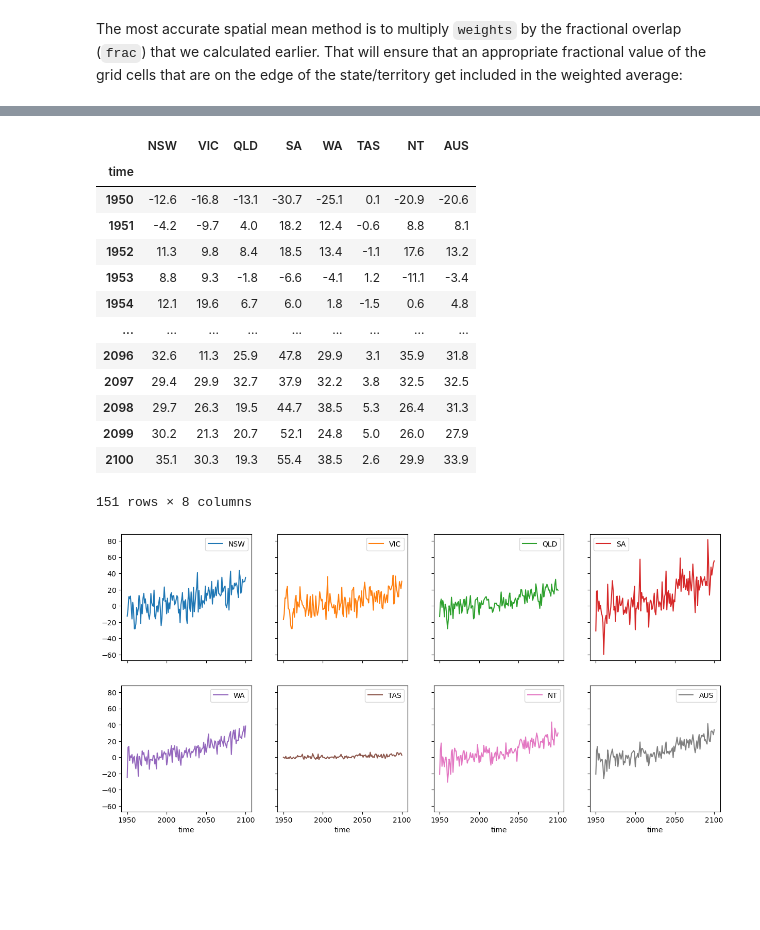
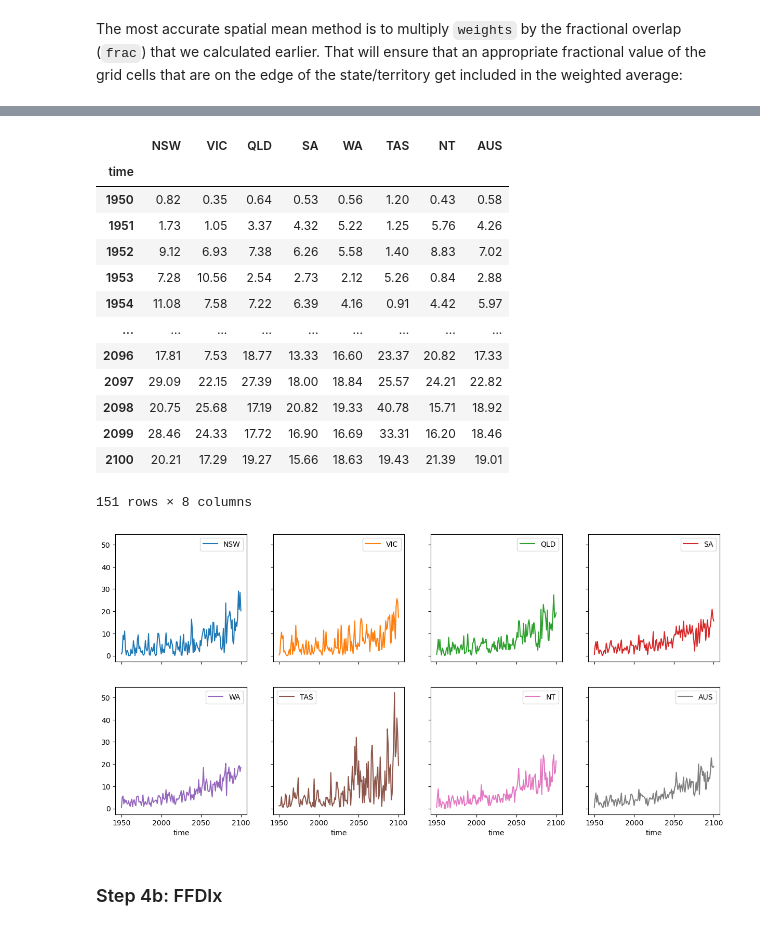
Before and after one commit to DamienIrving/treasury, a Jupyter notebook: ffdi-cmip6.ipynb, the cells around one changed output, grey strips where cells are left out. Saved outputs shown, nothing was run; the diff lists cells and outputs as text; code cells hidden in the pictures; blank space fills up the shorter version.

Commit message:
Add FFDIgt90p

```diff
--- a/ffdi-cmip6.ipynb
+++ b/ffdi-cmip6.ipynb
@@ -161,7 +189,7 @@ Regions:
 # %% [markdown]
 We can use the `mask_3D_frac_approx` method to calculate the fraction of each grid cell that overlaps with each shape:
 # %%
-frac = states_regions.mask_3D_frac_approx(ffdix_anomaly)
+frac = states_regions.mask_3D_frac_approx(FFDIx)
 # %%
 fg = frac.plot(
     subplot_kws=dict(projection=ccrs.PlateCarree()),
@@ -182,4 +210,4 @@ plt.show()
 # %%
-weights = np.cos(np.deg2rad(ffdix_anomaly['lat']))
+weights = np.cos(np.deg2rad(FFDIx['lat']))
 # %% [markdown]
 The most accurate spatial mean method is to multiply `weights` by the fractional overlap (`frac`) that we calculated earlier. That will ensure that an appropriate fractional value of the grid cells that are on the edge of the state/territory get included in the weighted average:
@@ -186,2 +216,2 @@ The most accurate spatial mean method is to multiply `weights` by the fractional
 # %%
-spatial_means = ffdix_anomaly.weighted(frac * weights).mean(dim=("lat", "lon"))
+FFDIgt99p_spatial_means = FFDIgt99p.weighted(frac * weights).mean(dim=("lat", "lon"))
@@ -210,33 +218,33 @@ Coordinates:
 # %%
-df = spatial_means.to_pandas()
-df.columns = spatial_means['abbrevs']
-df.index = df.index.year
-df = df.round(decimals=1)
+FFDIgt99p_df = FFDIgt99p_spatial_means.to_pandas()
+FFDIgt99p_df.columns = FFDIgt99p_spatial_means['abbrevs']
+FFDIgt99p_df.index = FFDIgt99p_df.index.year
+FFDIgt99p_df = FFDIgt99p_df.round(decimals=2)
 # %%
-df
+FFDIgt99p_df
 # %% [output]
 |  | NSW | VIC | QLD | SA | WA | TAS | NT | AUS |
 | time |  |  |  |  |  |  |  |  |
-| 1950 | -12.6 | -16.8 | -13.1 | -30.7 | -25.1 | 0.1 | -20.9 | -20.6 |
-| 1951 | -4.2 | -9.7 | 4.0 | 18.2 | 12.4 | -0.6 | 8.8 | 8.1 |
-| 1952 | 11.3 | 9.8 | 8.4 | 18.5 | 13.4 | -1.1 | 17.6 | 13.2 |
-| 1953 | 8.8 | 9.3 | -1.8 | -6.6 | -4.1 | 1.2 | -11.1 | -3.4 |
-| 1954 | 12.1 | 19.6 | 6.7 | 6.0 | 1.8 | -1.5 | 0.6 | 4.8 |
+| 1950 | 0.82 | 0.35 | 0.64 | 0.53 | 0.56 | 1.20 | 0.43 | 0.58 |
+| 1951 | 1.73 | 1.05 | 3.37 | 4.32 | 5.22 | 1.25 | 5.76 | 4.26 |
+| 1952 | 9.12 | 6.93 | 7.38 | 6.26 | 5.58 | 1.40 | 8.83 | 7.02 |
+| 1953 | 7.28 | 10.56 | 2.54 | 2.73 | 2.12 | 5.26 | 0.84 | 2.88 |
+| 1954 | 11.08 | 7.58 | 7.22 | 6.39 | 4.16 | 0.91 | 4.42 | 5.97 |
 | ... | ... | ... | ... | ... | ... | ... | ... | ... |
-| 2096 | 32.6 | 11.3 | 25.9 | 47.8 | 29.9 | 3.1 | 35.9 | 31.8 |
-| 2097 | 29.4 | 29.9 | 32.7 | 37.9 | 32.2 | 3.8 | 32.5 | 32.5 |
-| 2098 | 29.7 | 26.3 | 19.5 | 44.7 | 38.5 | 5.3 | 26.4 | 31.3 |
-| 2099 | 30.2 | 21.3 | 20.7 | 52.1 | 24.8 | 5.0 | 26.0 | 27.9 |
-| 2100 | 35.1 | 30.3 | 19.3 | 55.4 | 38.5 | 2.6 | 29.9 | 33.9 |
+| 2096 | 17.81 | 7.53 | 18.77 | 13.33 | 16.60 | 23.37 | 20.82 | 17.33 |
+| 2097 | 29.09 | 22.15 | 27.39 | 18.00 | 18.84 | 25.57 | 24.21 | 22.82 |
+| 2098 | 20.75 | 25.68 | 17.19 | 20.82 | 19.33 | 40.78 | 15.71 | 18.92 |
+| 2099 | 28.46 | 24.33 | 17.72 | 16.90 | 16.69 | 33.31 | 16.20 | 18.46 |
+| 2100 | 20.21 | 17.29 | 19.27 | 15.66 | 18.63 | 19.43 | 21.39 | 19.01 |
 151 rows × 8 columns
 # %%
-df.plot(
+FFDIgt99p_df.plot(
     figsize=[15, 7],
     subplots=True,
     layout=[2,4],
     sharey=True,
 )
 plt.show()
 # %% [output]
-[figure, old version]
+[figure, new version]
 # %%
@@ -245,0 +254,2 @@ df.to_csv(outfile)
+# %% [markdown]
+### Step 4b: FFDIx
```
Also changed, not shown: parts of 28 cells of this notebook.
